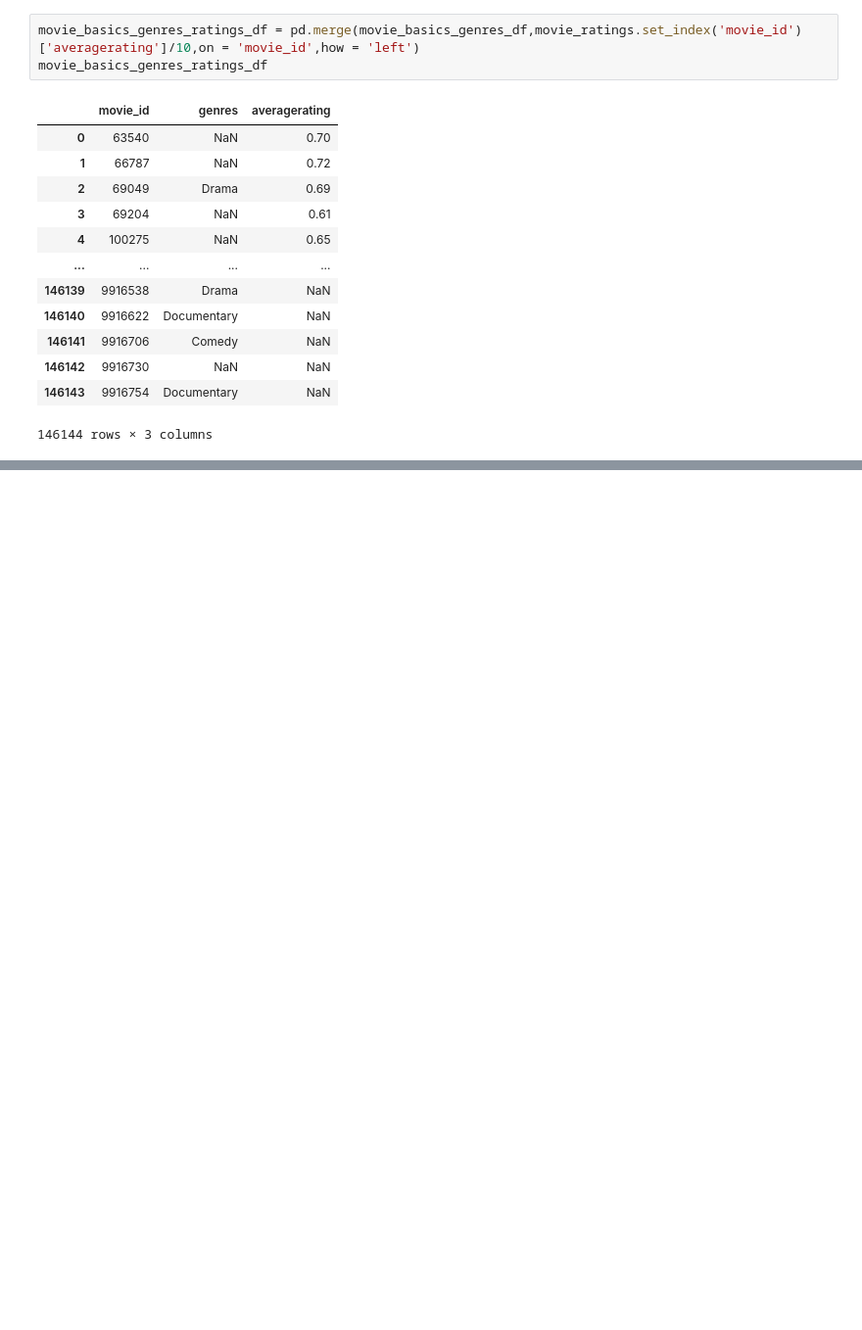
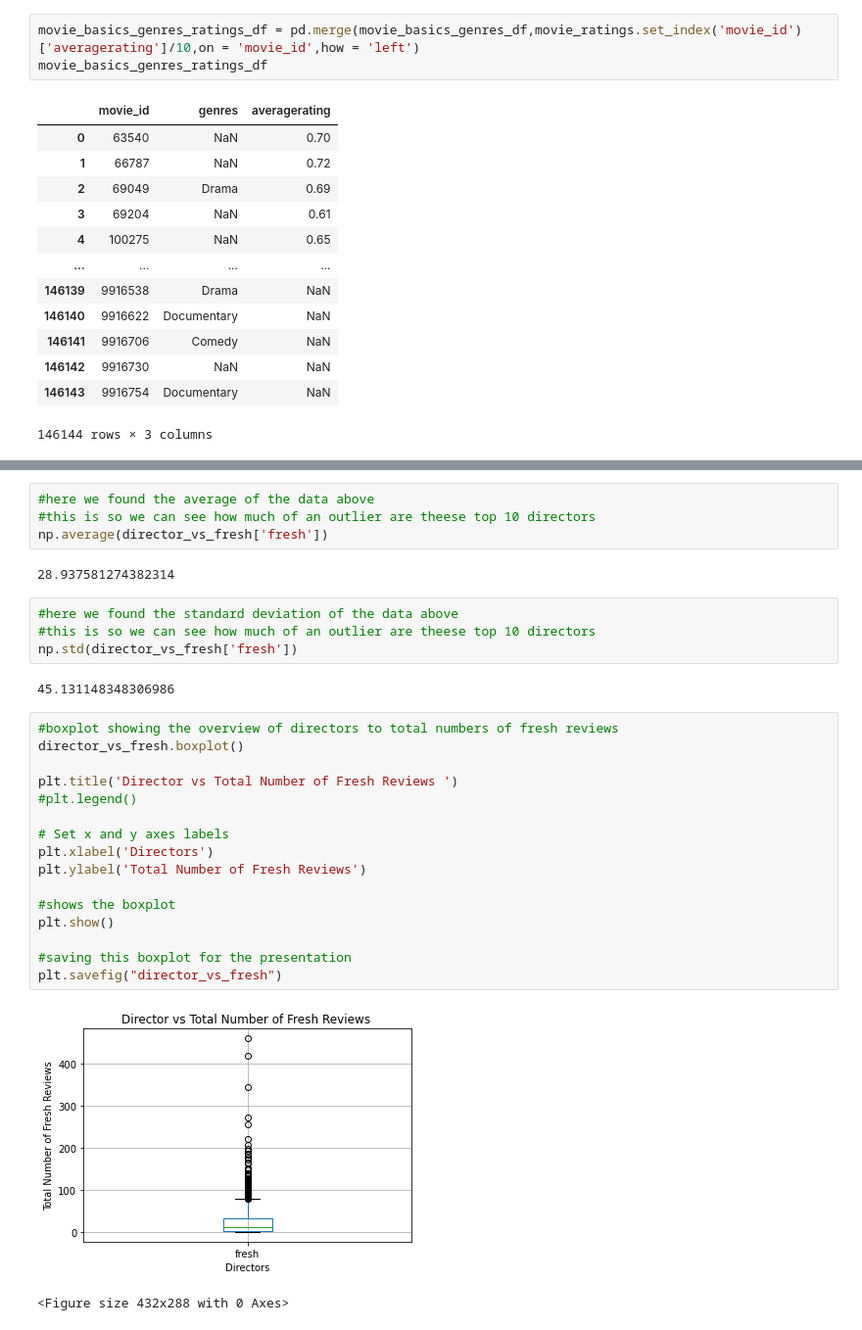
Before and after one commit to jwargodeloitte/intensive-final-project, a Jupyter notebook: SE_Data_Analysis.ipynb, the cells around one changed output, grey strips where cells are left out. Shown: that part at 98% size. Drawn from its saved outputs; the diff is of its cells as text; blank space fills up the shorter version.

```diff
--- a/SE_Data_Analysis.ipynb
+++ b/SE_Data_Analysis.ipynb
@@ -772,0 +608,31 @@ sorted_df4.tail(60)
+# %%
+#here we found the average of the data above
+#this is so we can see how much of an outlier are theese top 10 directors
+np.average(director_vs_fresh['fresh'])
+# %% [output]
+28.937581274382314
+# %%
+#here we found the standard deviation of the data above
+#this is so we can see how much of an outlier are theese top 10 directors
+np.std(director_vs_fresh['fresh'])
+# %% [output]
+45.131148348306986
+# %%
+#boxplot showing the overview of directors to total numbers of fresh reviews
+director_vs_fresh.boxplot()
+
+plt.title('Director vs Total Number of Fresh Reviews ')
+#plt.legend()
+
+# Set x and y axes labels
+plt.xlabel('Directors')
+plt.ylabel('Total Number of Fresh Reviews')
+
+#shows the boxplot
+plt.show()
+
+#saving this boxplot for the presentation
+plt.savefig("director_vs_fresh")
+# %% [output]
+[figure, added]
+<Figure size 432x288 with 0 Axes>
```
Also changed, not shown: parts of 20 cells of this notebook.
